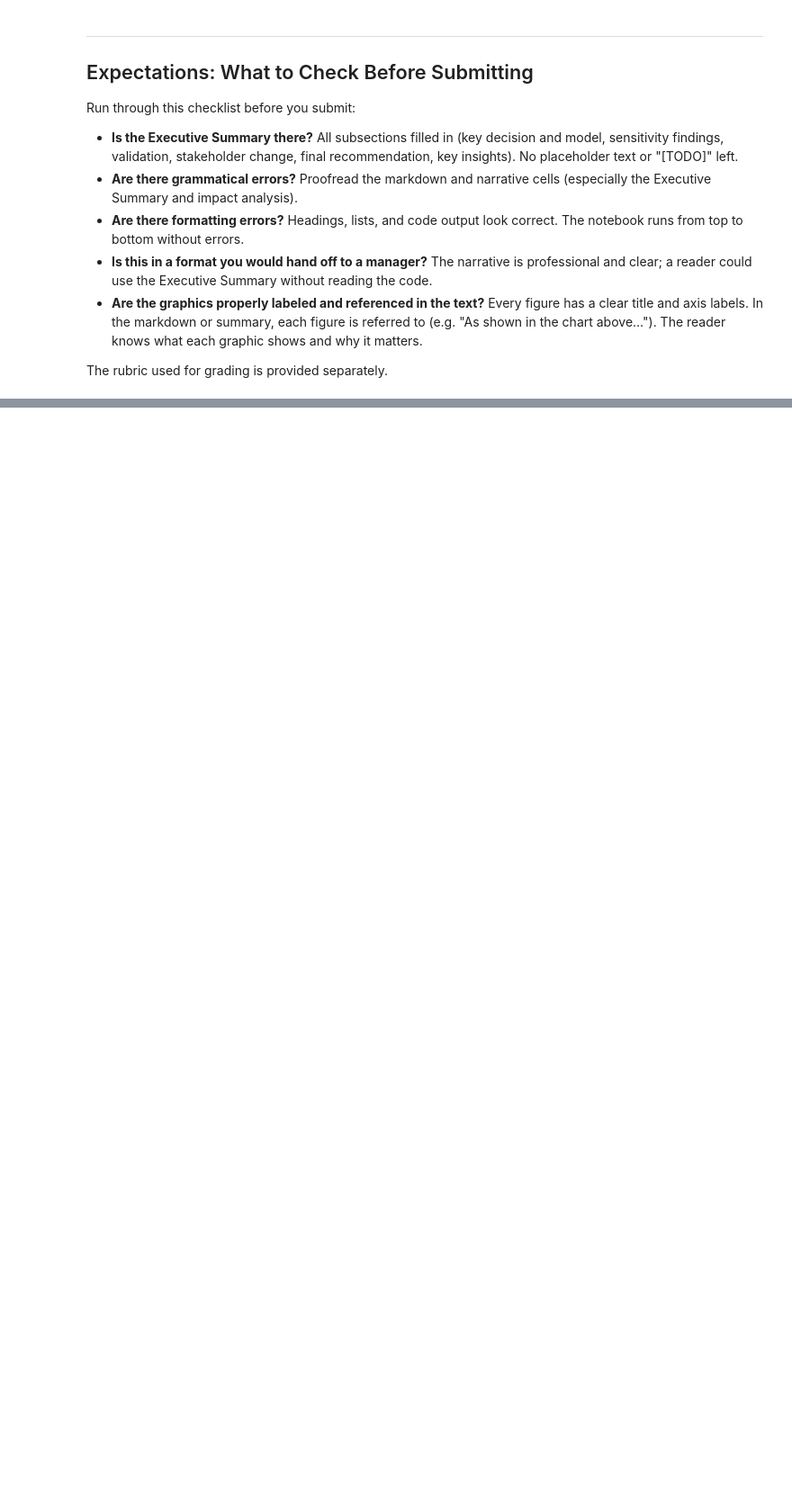
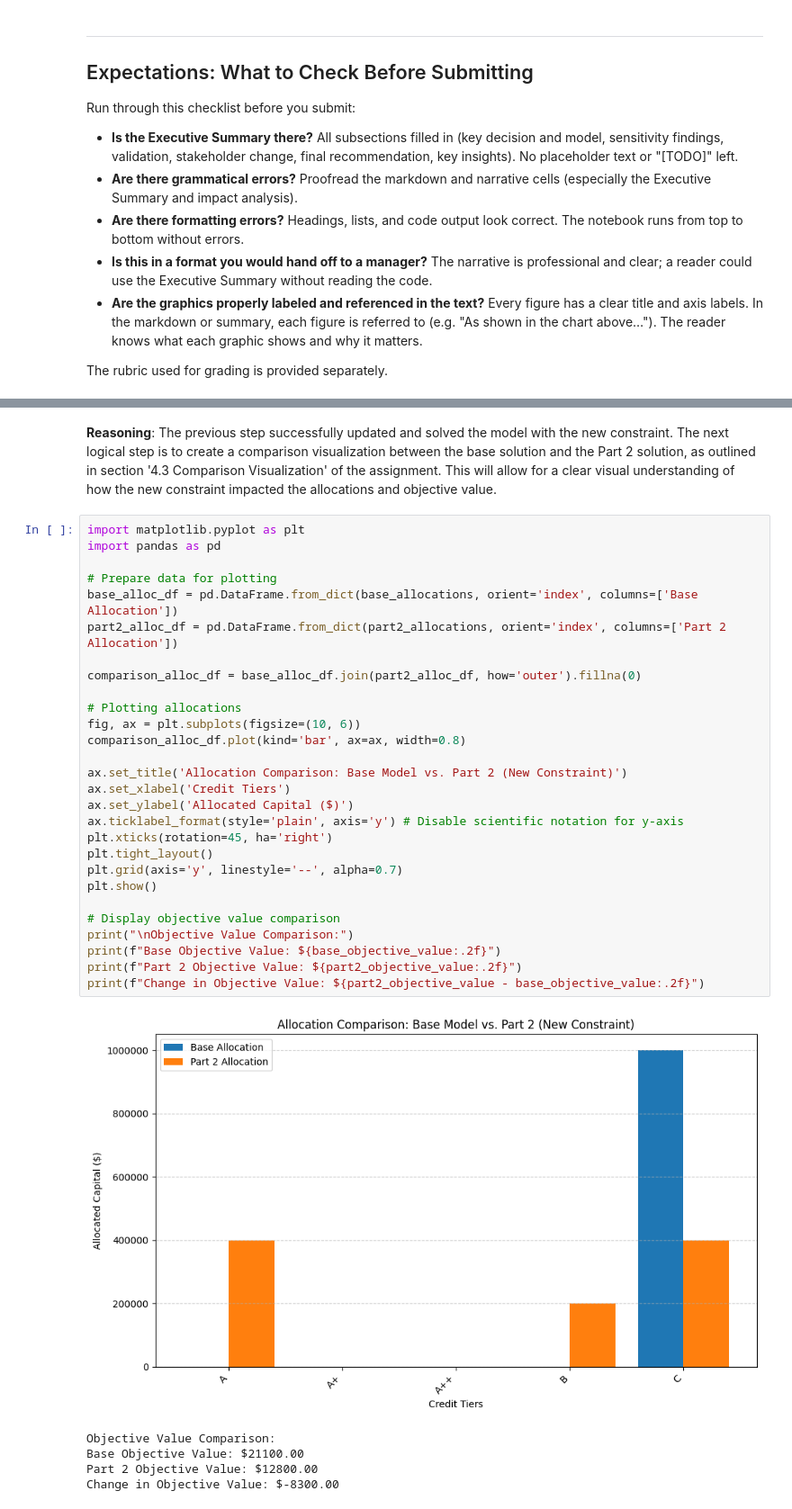
Before and after one commit to sheliabond/Prescriptive-Analytics---Spring-2026-Public-, a Jupyter notebook: Assignments/02ResourceAllocationSensitivity/assignment_template.ipynb, the cells around one changed output, grey strips where cells are left out. Shown at 90% size. Saved outputs shown, nothing was run; the diff lists cells and outputs as text; blank space fills up the shorter version.

```diff
--- a/Assignments/02ResourceAllocationSensitivity/assignment_template.ipynb
+++ b/Assignments/02ResourceAllocationSensitivity/assignment_template.ipynb
@@ -294,0 +2131,37 @@ The rubric used for grading is provided separately.
+# %% [markdown]
+**Reasoning**:
+The previous step successfully updated and solved the model with the new constraint. The next logical step is to create a comparison visualization between the base solution and the Part 2 solution, as outlined in section '4.3 Comparison Visualization' of the assignment. This will allow for a clear visual understanding of how the new constraint impacted the allocations and objective value.
+# %%
+import matplotlib.pyplot as plt
+import pandas as pd
+
+# Prepare data for plotting
+base_alloc_df = pd.DataFrame.from_dict(base_allocations, orient='index', columns=['Base Allocation'])
+part2_alloc_df = pd.DataFrame.from_dict(part2_allocations, orient='index', columns=['Part 2 Allocation'])
+
+comparison_alloc_df = base_alloc_df.join(part2_alloc_df, how='outer').fillna(0)
+
+# Plotting allocations
+fig, ax = plt.subplots(figsize=(10, 6))
+comparison_alloc_df.plot(kind='bar', ax=ax, width=0.8)
+
+ax.set_title('Allocation Comparison: Base Model vs. Part 2 (New Constraint)')
+ax.set_xlabel('Credit Tiers')
+ax.set_ylabel('Allocated Capital ($)')
+ax.ticklabel_format(style='plain', axis='y') # Disable scientific notation for y-axis
+plt.xticks(rotation=45, ha='right')
+plt.tight_layout()
+plt.grid(axis='y', linestyle='--', alpha=0.7)
+plt.show()
+
+# Display objective value comparison
+print("\nObjective Value Comparison:")
+print(f"Base Objective Value: ${base_objective_value:.2f}")
+print(f"Part 2 Objective Value: ${part2_objective_value:.2f}")
+print(f"Change in Objective Value: ${part2_objective_value - base_objective_value:.2f}")
+# %% [output]
+[figure, added]
+Objective Value Comparison:
+Base Objective Value: $21100.00
+Part 2 Objective Value: $12800.00
+Change in Objective Value: $-8300.00
```
Also changed, not shown: parts of 232 cells of this notebook.
